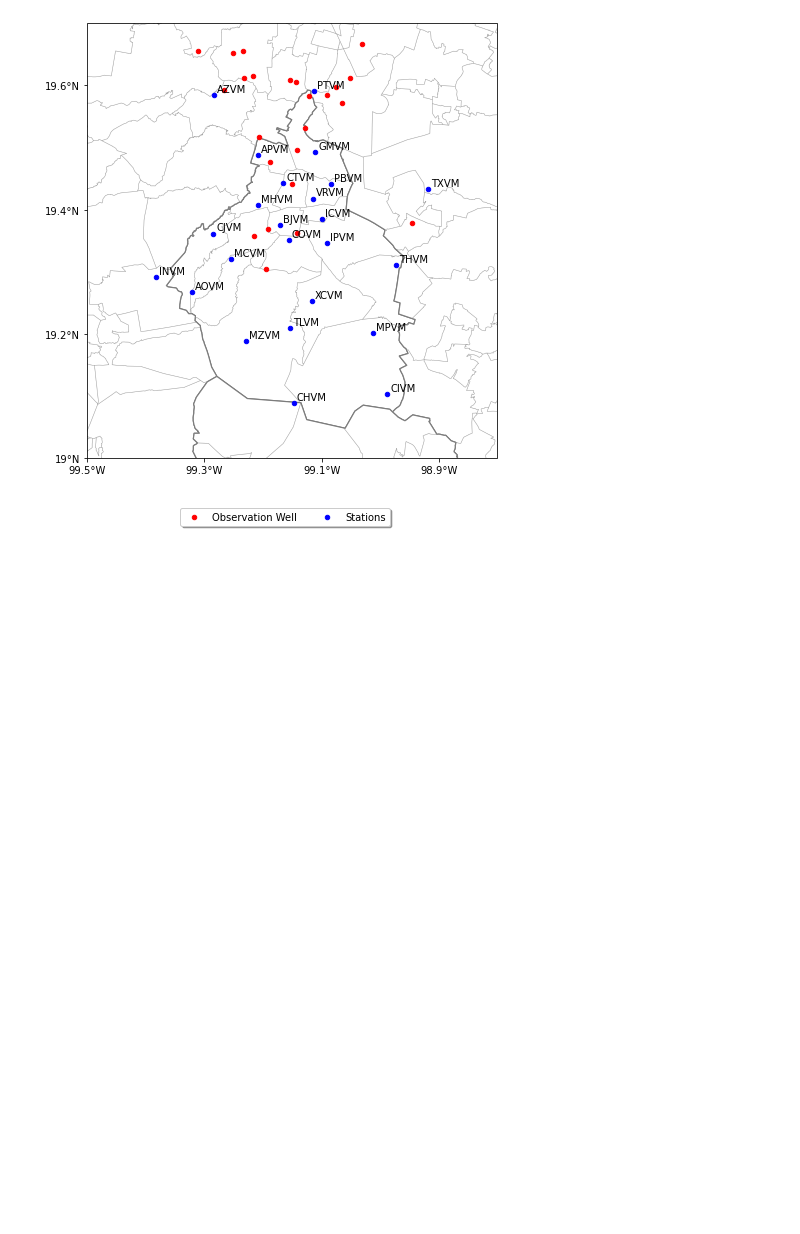
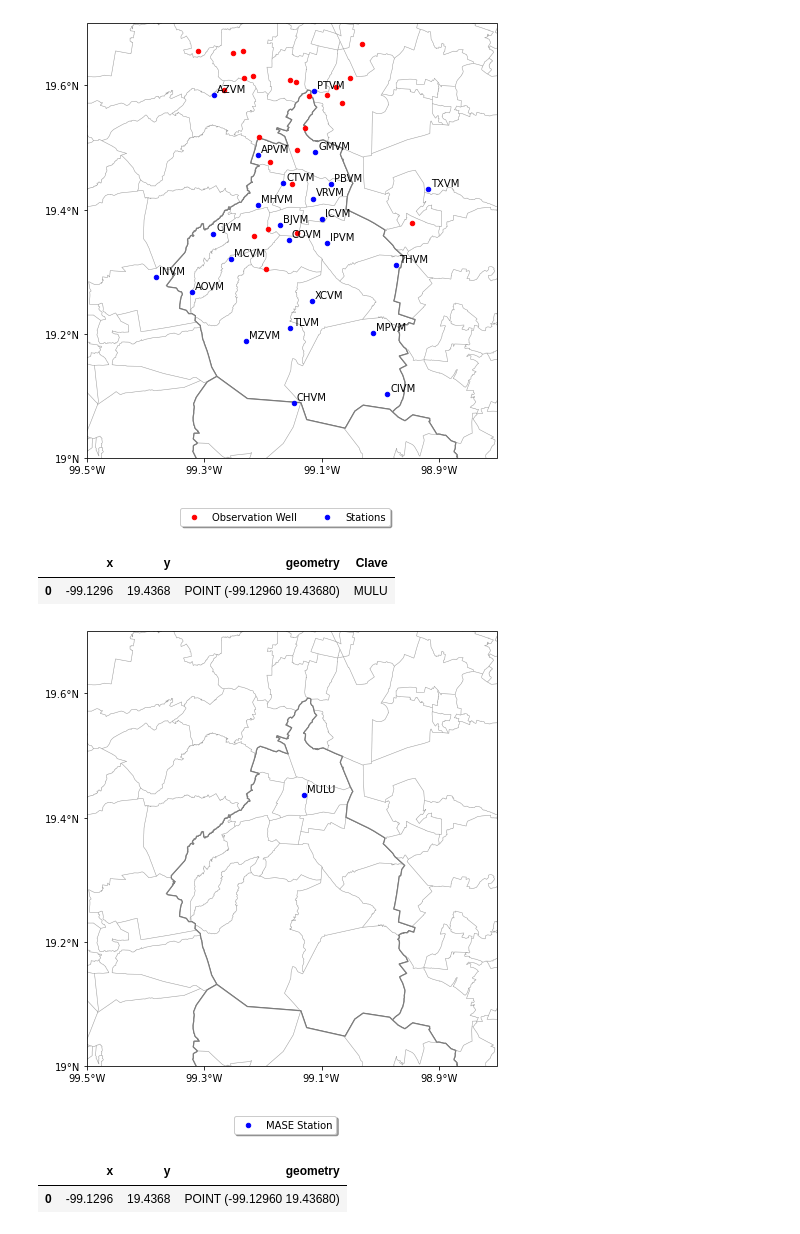
Before and after one commit to apereze/Mapa_Estacioness, a Jupyter notebook: Map_LFRP.ipynb, the cells around one changed output. Drawn from its saved outputs; the diff is of its cells as text; code cells hidden in the pictures; blank space fills up the shorter version.

```diff
--- a/Map_LFRP.ipynb
+++ b/Map_LFRP.ipynb
@@ -109,0 +112,48 @@ plt.savefig("Map_LFRP.jpeg", dpi= 300, bbox_inches='tight')
+# %%
+df = pd.DataFrame()
+df.loc[0,'x'] = -99.1296
+df.loc[0,'y'] = 19.4368
+df['geometry'] = df[['x','y']].apply(Point, axis = 1)
+gdf = gpd.GeoDataFrame(df, crs = 'EPSG:4326')
+gdf.loc[0,'Clave'] = 'MULU'
+# %%
+gdf
+# %% [output]
+|  | x | y | geometry | Clave |
+| 0 | -99.1296 | 19.4368 | POINT (-99.12960 19.43680) | MULU |
+# %%
+f, ax = plt.subplots(figsize=(8, 8), subplot_kw={"projection":ccrs.PlateCarree()})
+
+ax.set_extent([-99.5, -98.8, 19, 19.7], ccrs.PlateCarree())
+
+ax.set_xticks(np.arange(-99.5,-98.7,0.2), crs=ccrs.PlateCarree())
+ax.set_yticks(np.arange(19,19.7,0.2), crs=ccrs.PlateCarree())
+lon_formatter = LongitudeFormatter()
+lat_formatter = LatitudeFormatter()
+ax.xaxis.set_major_formatter(lon_formatter)
+ax.yaxis.set_major_formatter(lat_formatter)
+
+
+estados.plot(ax=ax, color = 'w', edgecolor='k', linewidth=1.2)
+municipios.plot(ax=ax, color = 'w', edgecolor='gray', linewidth=0.5, alpha = 0.5)
+gdf.plot(color = 'blue',markersize = 20, legend=True,label = "MASE Station",ax=ax)
+
+for x, y, label in zip(gdf.geometry.x, gdf.geometry.y, gdf.Clave):
+    ax.annotate(label, xy=(x, y), xytext=(3, 3), textcoords="offset points")
+
+#ax.legend().set_visible(True)
+
+#LEYENDA COMPARTIDA
+lines, labels = f.axes[-1].get_legend_handles_labels()
+
+f.legend(lines, labels, loc = 'lower center', bbox_to_anchor=(0.5, -0.001),ncol=2, fancybox=True, shadow=True)
+ax.legend().set_visible(False)
+
+plt.savefig("Map_LFRP_estacion.jpeg", dpi= 300, bbox_inches='tight')
+# %% [output]
+[figure, added]
+# %%
+gdf
+# %% [output]
+|  | x | y | geometry |
+| 0 | -99.1296 | 19.4368 | POINT (-99.12960 19.43680) |
```
Also changed, not shown: parts of 1 cell of this notebook, 1 other file.
